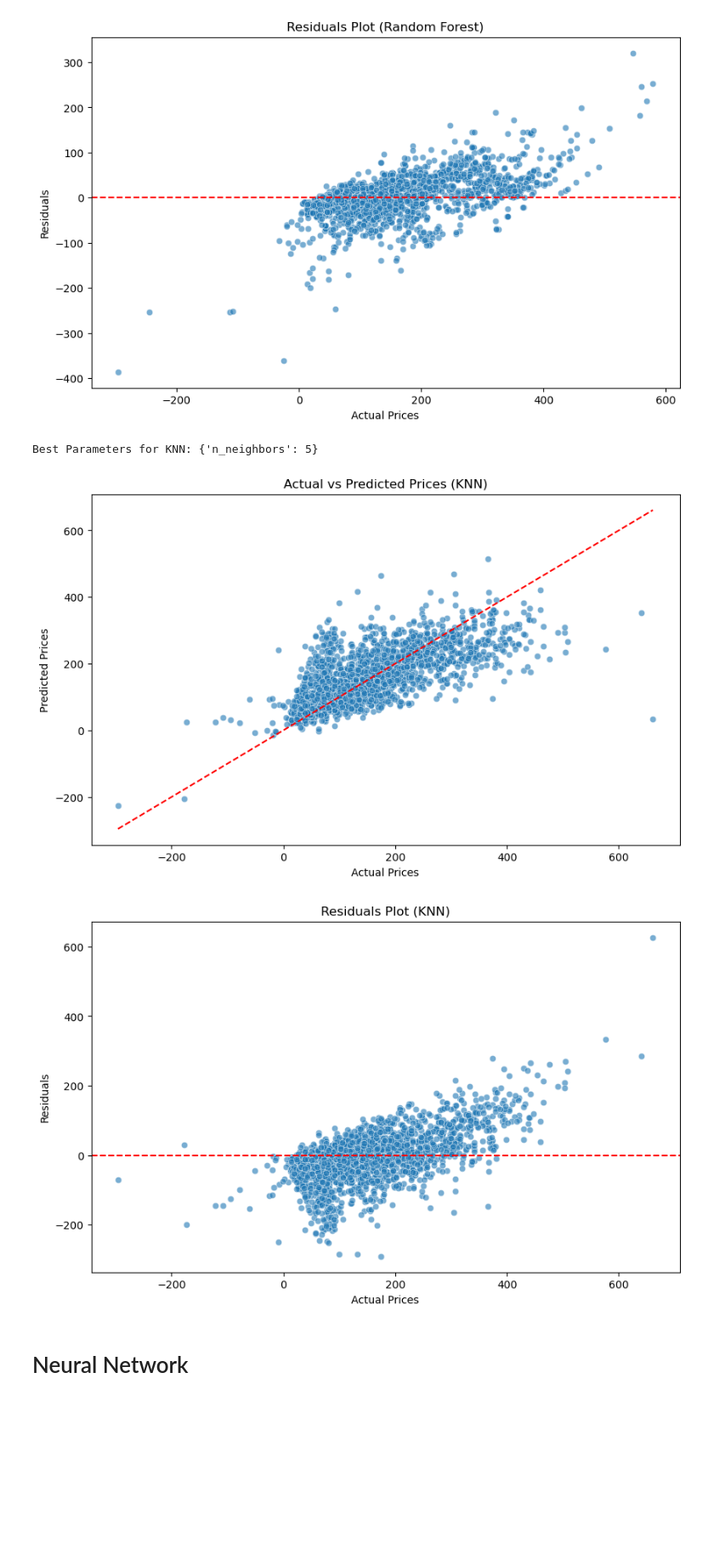
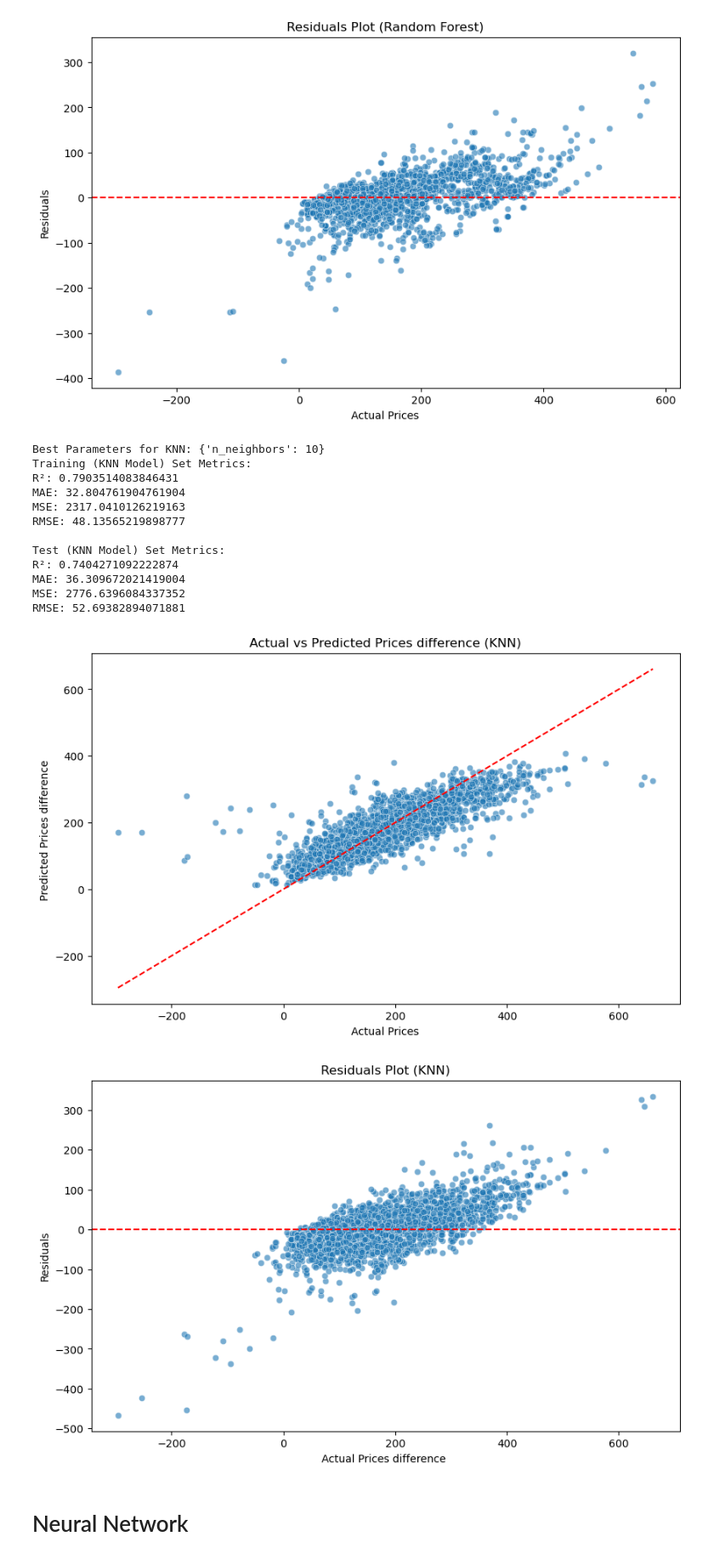
Before and after one commit to Omri5790/Data_Project, a Jupyter notebook: Phase 4*/phase4_ron.ipynb, the cells around one changed output. Shown at 85% size. Cells and saved outputs as stored; diff of their text form; code cells hidden in the pictures; blank space fills up the shorter version.

```diff
--- a/Phase 4*/phase4_ron.ipynb
+++ b/Phase 4*/phase4_ron.ipynb
@@ -406,6 +406,35 @@ Best Parameters for Random Forest: {'max_depth': 9, 'min_samples_leaf': 4, 'min_
 # KNN
 # %%
 from sklearn.neighbors import KNeighborsRegressor
+from sklearn.model_selection import train_test_split, GridSearchCV
+from sklearn.preprocessing import StandardScaler
+from sklearn.metrics import mean_squared_error, mean_absolute_error, r2_score
+import numpy as np
+import pandas as pd
+import matplotlib.pyplot as plt
+import seaborn as sns
+
+# Load the data
+final_df = pd.read_csv('./final_df.csv')
+
+# Define columns to normalize
+columns_to_normalize = [
+    'TTT', 'LOS', 'km_from_center', 'reviews_exp', 'reviews_book',
+    'star_exp', 'star_book', 'index_book', 'index_exp', 'discount_perc_exp'
+]
+
+# Initialize the scaler
+scaler = StandardScaler()
+
+# Prepare the data for modeling
+X = final_df.drop(columns=['diff_price', 'name'])
+y = final_df['diff_price']
+
+# Normalize the selected columns
+X[columns_to_normalize] = scaler.fit_transform(X[columns_to_normalize])
+
+# Split the data into training and testing sets
+X_train, X_test, y_train, y_test = train_test_split(X, y, test_size=0.3, random_state=42)
 
 # Define the parameter grid for GridSearchCV
 param_grid_knn = {'n_neighbors': [5, 10, 15, 20, 30, 40]}
@@ -413,40 +442,68 @@ param_grid_knn = {'n_neighbors': [5, 10, 15, 20, 30, 40]}
 # Initialize the KNN regressor
 knn_regressor = KNeighborsRegressor()
 
 # Set up the grid search with cross-validation
 grid_search_knn = GridSearchCV(knn_regressor, param_grid_knn, cv=5, scoring='neg_mean_squared_error')
 
 # Fit the model to the training data
 grid_search_knn.fit(X_train, y_train)
 
 # Print the best parameters for the KNN model
 print("Best Parameters for KNN:", grid_search_knn.best_params_)
 
-# Predictions for the test set
+# Function to print metrics
+def print_metrics(y_true, y_pred, dataset_type):
+    r2 = r2_score(y_true, y_pred)
+    mae = mean_absolute_error(y_true, y_pred)
+    mse = mean_squared_error(y_true, y_pred)
+    rmse = np.sqrt(mse)
+    print(f"{dataset_type} Set Metrics:")
+    print(f"R²: {r2}")
+    print(f"MAE: {mae}")
+    print(f"MSE: {mse}")
+    print(f"RMSE: {rmse}\n")
+
+# Predictions for the training and test sets
+y_train_pred_knn = grid_search_knn.predict(X_train)
 y_test_pred_knn = grid_search_knn.predict(X_test)
+
+# Print metrics for the training and test sets
+print_metrics(y_train, y_train_pred_knn, "Training (KNN Model)")
+print_metrics(y_test, y_test_pred_knn, "Test (KNN Model)")
 
 # Plot actual vs predicted prices
 plt.figure(figsize=(10, 6))
 sns.scatterplot(x=y_test, y=y_test_pred_knn, alpha=0.6)
 plt.xlabel('Actual Prices')
-plt.ylabel('Predicted Prices')
-plt.title('Actual vs Predicted Prices (KNN)')
+plt.ylabel('Predicted Prices difference ')
+plt.title('Actual vs Predicted Prices difference (KNN)')
 plt.plot([y_test.min(), y_test.max()], [y_test.min(), y_test.max()], color='red', linestyle='--')
 plt.show()
 
 # Residual plot
 residuals_knn = y_test - y_test_pred_knn
 plt.figure(figsize=(10, 6))
 sns.scatterplot(x=y_test, y=residuals_knn, alpha=0.6)
 plt.axhline(y=0, color='red', linestyle='--')
-plt.xlabel('Actual Prices')
+plt.xlabel('Actual Prices difference ')
 plt.ylabel('Residuals')
 plt.title('Residuals Plot (KNN)')
 plt.show()
 # %% [output]
-Best Parameters for KNN: {'n_neighbors': 5}
+Best Parameters for KNN: {'n_neighbors': 10}
+Training (KNN Model) Set Metrics:
+R²: 0.7903514083846431
+MAE: 32.804761904761904
+MSE: 2317.0410126219163
+RMSE: 48.13565219898777
+
+Test (KNN Model) Set Metrics:
+R²: 0.7404271092222874
+MAE: 36.309672021419004
+MSE: 2776.6396084337352
+RMSE: 52.69382894071881
-[figure, old version]
+[figure, new version]
-[figure, old version]
+[figure, new version]
 # %%
 import warnings
 warnings.filterwarnings("ignore")
```
Also changed, not shown: parts of 2 cells of this notebook.
